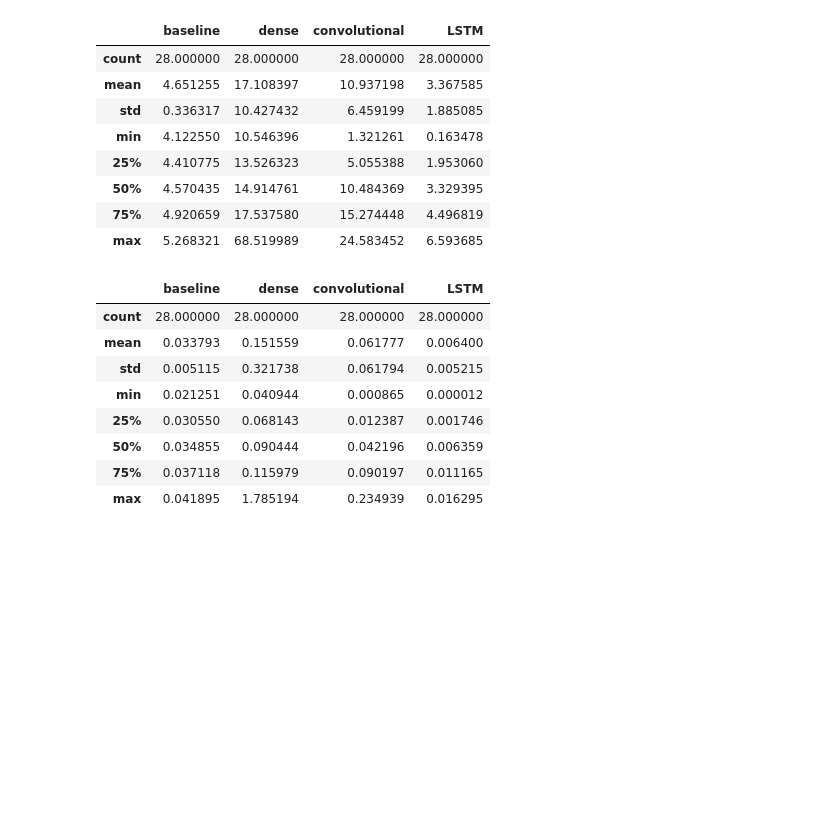
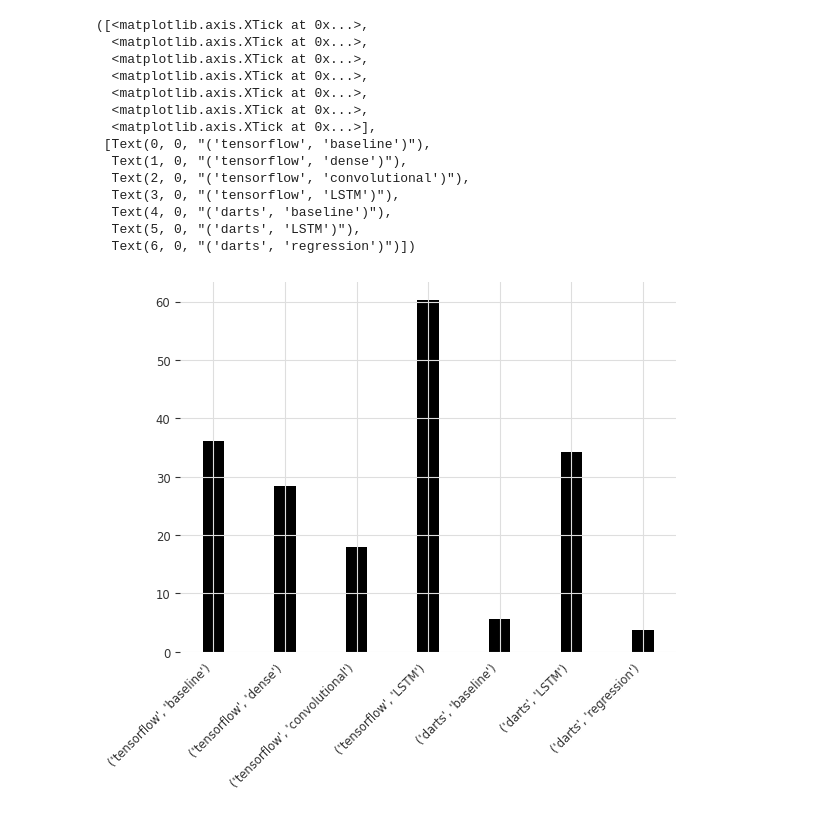
Before and after one commit to michael-fuest/DAiA-EON, a Jupyter notebook: test_models.ipynb, the cells around one changed output. Drawn from its saved outputs; the diff is of its cells as text; code cells hidden in the pictures; blank space fills up the shorter version.

```diff
--- a/test_models.ipynb
+++ b/test_models.ipynb
@@ -99,24 +135,5 @@ mse_darts_df.describe()
-# %%
-mape_tensorflow_df.describe()
-# %% [output]
-|  | baseline | dense | convolutional | LSTM |
-| count | 28.000000 | 28.000000 | 28.000000 | 28.000000 |
-| mean | 4.651255 | 17.108397 | 10.937198 | 3.367585 |
-| std | 0.336317 | 10.427432 | 6.459199 | 1.885085 |
-| min | 4.122550 | 10.546396 | 1.321261 | 0.163478 |
-| 25% | 4.410775 | 13.526323 | 5.055388 | 1.953060 |
-| 50% | 4.570435 | 14.914761 | 10.484369 | 3.329395 |
-| 75% | 4.920659 | 17.537580 | 15.274448 | 4.496819 |
-| max | 5.268321 | 68.519989 | 24.583452 | 6.593685 |
-# %%
-mse_tensorflow_df.describe()
-# %% [output]
-|  | baseline | dense | convolutional | LSTM |
-| count | 28.000000 | 28.000000 | 28.000000 | 28.000000 |
-| mean | 0.033793 | 0.151559 | 0.061777 | 0.006400 |
-| std | 0.005115 | 0.321738 | 0.061794 | 0.005215 |
-| min | 0.021251 | 0.040944 | 0.000865 | 0.000012 |
-| 25% | 0.030550 | 0.068143 | 0.012387 | 0.001746 |
-| 50% | 0.034855 | 0.090444 | 0.042196 | 0.006359 |
-| 75% | 0.037118 | 0.115979 | 0.090197 | 0.011165 |
-| max | 0.041895 | 1.785194 | 0.234939 | 0.016295 |
+# %%
+mse = {"tensorflow": mse_tensorflow_df, "darts": mse_darts_df}
+mape = {"tensorflow": mape_tensorflow_df, "darts": mape_darts_df}
+mse_df = pd.concat(mse.values(), axis = 1, keys = mse.keys())
+mape_df = pd.concat(mape.values(), axis = 1, keys = mape.keys())
@@ -122,0 +143,24 @@ mse_tensorflow_df.describe()
+# %%
+data = mape_df.mean()
+x = np.arange(len(mape_df.columns))
+width = 0.3
+#plt.bar(mape_df.mean())
+plt.bar(x, data , width, label='Model Performance')
+plt.xticks(ticks=x, labels=data.index,
+           rotation=45, ha = "right")
+# %% [output]
+([<matplotlib.axis.XTick at 0x...>,
+  <matplotlib.axis.XTick at 0x...>,
+  <matplotlib.axis.XTick at 0x...>,
+  <matplotlib.axis.XTick at 0x...>,
+  <matplotlib.axis.XTick at 0x...>,
+  <matplotlib.axis.XTick at 0x...>,
+  <matplotlib.axis.XTick at 0x...>],
+ [Text(0, 0, "('tensorflow', 'baseline')"),
+  Text(1, 0, "('tensorflow', 'dense')"),
+  Text(2, 0, "('tensorflow', 'convolutional')"),
+  Text(3, 0, "('tensorflow', 'LSTM')"),
+  Text(4, 0, "('darts', 'baseline')"),
+  Text(5, 0, "('darts', 'LSTM')"),
+  Text(6, 0, "('darts', 'regression')")])
+[figure, added]
```
Also changed, not shown: parts of 11 cells of this notebook, 2 other files.
